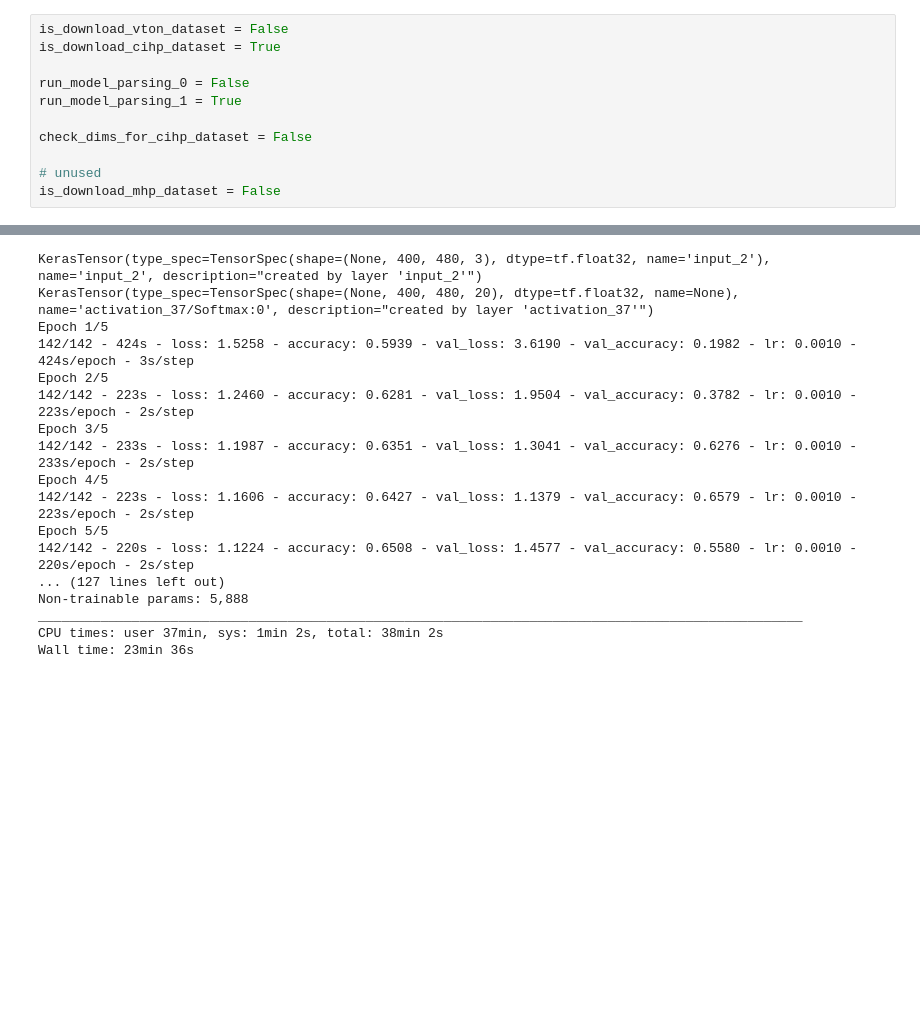
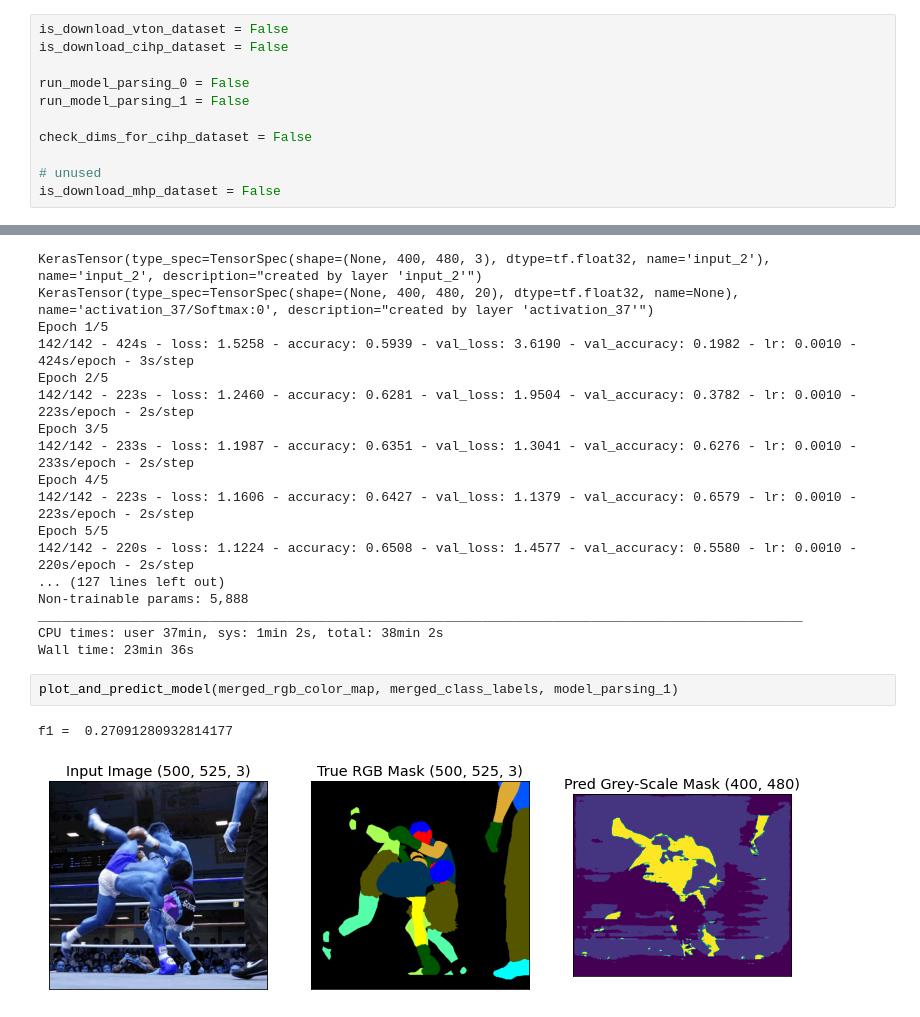
Before and after one commit to Junaidhassan99/FYP, a Jupyter notebook: fyp_01_junaid.ipynb, the cells around one changed output, grey strips where cells are left out. Drawn from its saved outputs; the diff is of its cells as text; blank space fills up the shorter version.

```diff
--- a/fyp_01_junaid.ipynb
+++ b/fyp_01_junaid.ipynb
@@ -91,10 +91,10 @@ tf.keras.mixed_precision.global_policy()
 <Policy "mixed_float16">
 # %%
 is_download_vton_dataset = False
-is_download_cihp_dataset = True
+is_download_cihp_dataset = False
 
 run_model_parsing_0 = False
-run_model_parsing_1 = True
+run_model_parsing_1 = False
 
 check_dims_for_cihp_dataset = False
 
@@ -1195,3 +1198,8 @@ Non-trainable params: 5,888
 __________________________________________________________________________________________________
 CPU times: user 37min, sys: 1min 2s, total: 38min 2s
 Wall time: 23min 36s
+# %%
+plot_and_predict_model(merged_rgb_color_map, merged_class_labels, model_parsing_1)
+# %% [output]
+f1 =  0.27091280932814177
+[figure, added]
```
Also changed, not shown: parts of 2 cells of this notebook.
